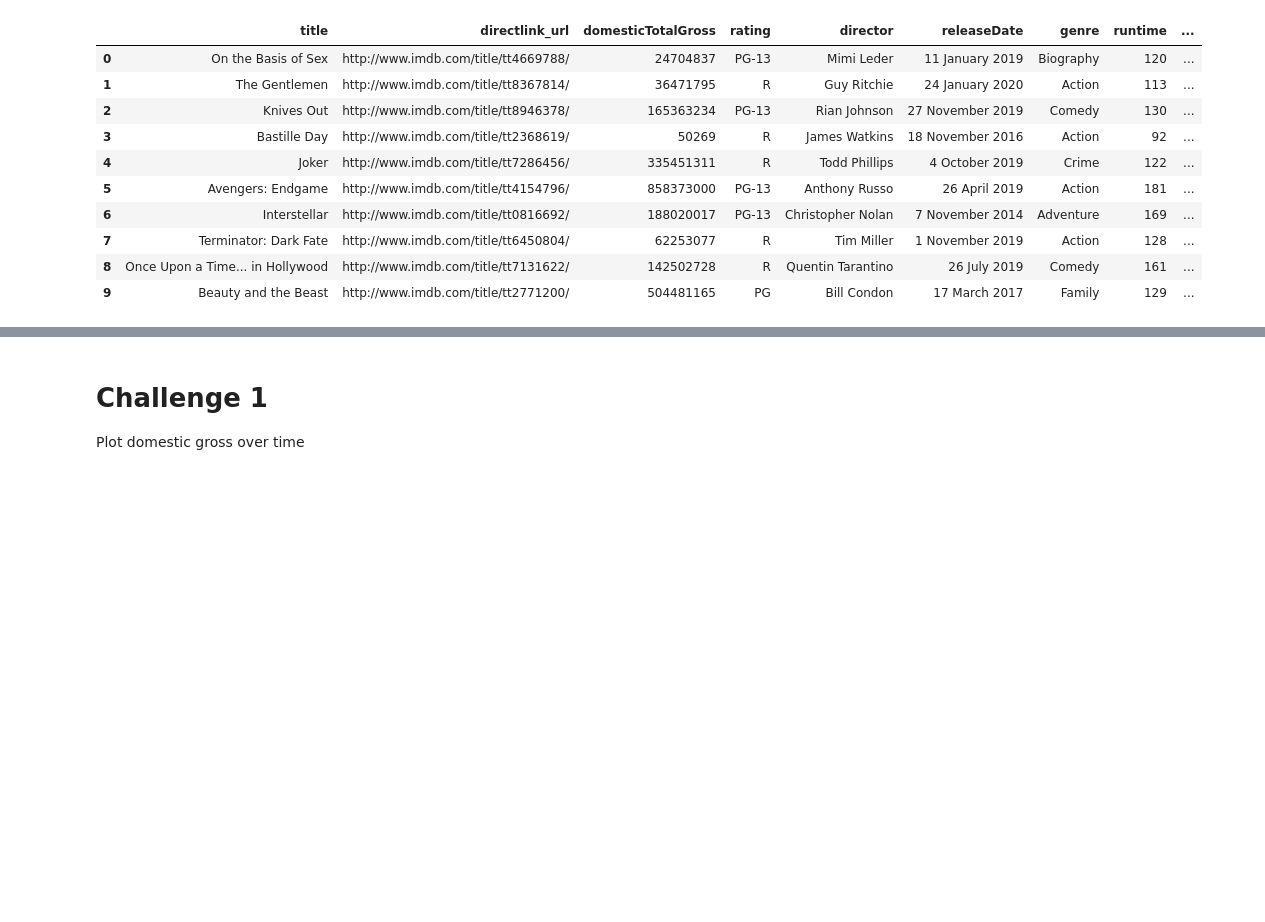
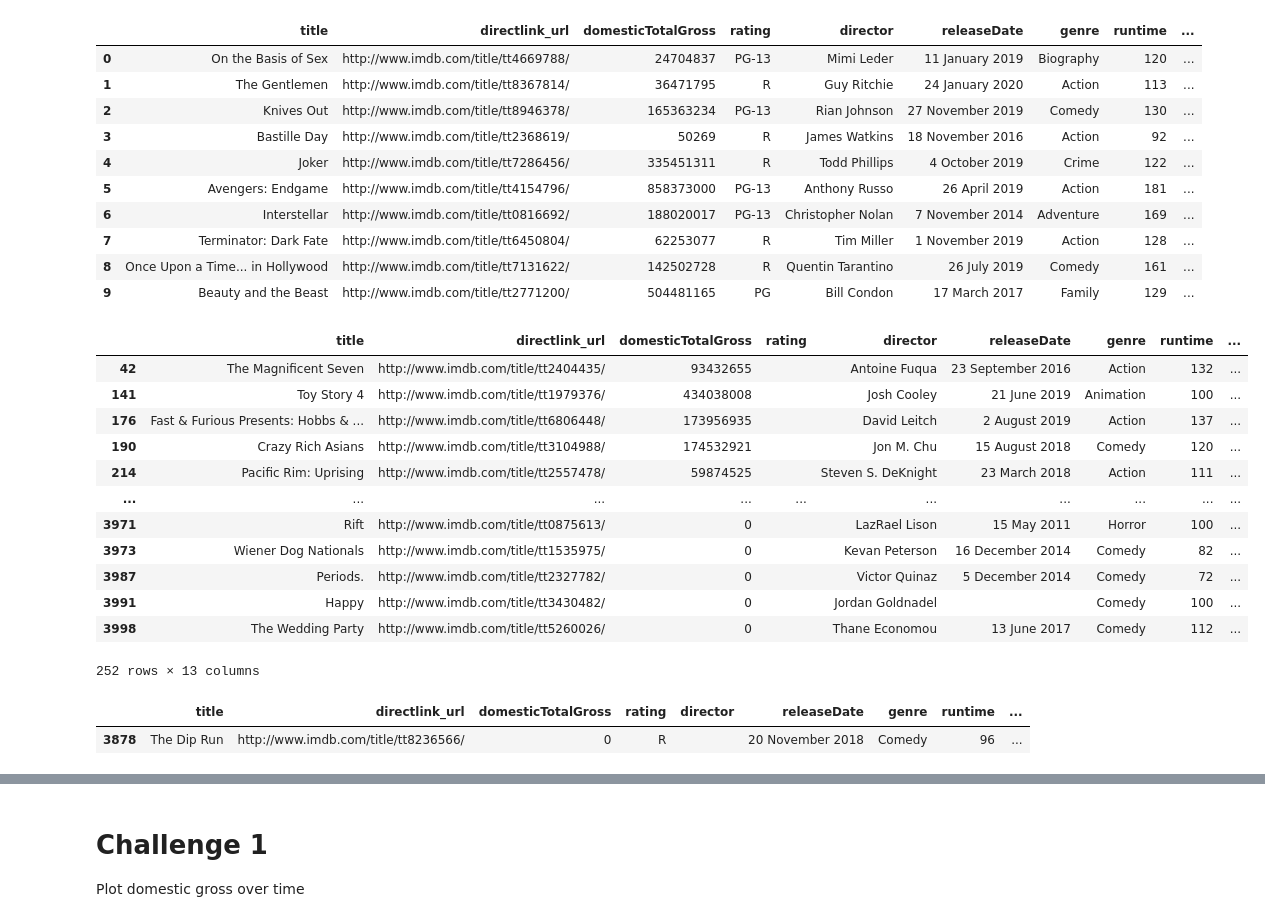
Before and after one commit to michael-a-green/Metis_Project2, a Jupyter notebook: Project2.ipynb, the cells around one changed output, grey strips where cells are left out. Saved outputs shown, nothing was run; the diff lists cells and outputs as text; code cells hidden in the pictures; blank space fills up the shorter version.

```diff
--- a/Project2.ipynb
+++ b/Project2.ipynb
@@ -150,6 +151,8 @@ DEBUG = 1
 log_file_name = "notebook.log"
 LOG_FILE = open(log_file_name,"w")
 
+
+RUN_SCRAPE = 1
 
 #possibly better search
 #search_url = "https://www.imdb.com/search/title/?title_type=feature&release_date=2010-01-01,2019-12-31&certificates=US%3AG,US%3APG,US%3APG-13,US%3AR,US%3ANC-17"
@@ -339,0 +340,16 @@ print(len(list_of_populated_movies))
+# %%
+#Read In pickle file of populated objects
+list_of_populated_movies = []
+EXPANDED_PICKLE_FILE = open("Movie_populated_objects.pkl","rb")
+while 1:
+
+    try:
+        mymovie = pickle.load(EXPANDED_PICKLE_FILE)
+        list_of_populated_movies.append(mymovie)
+        my_print(mymovie, DEBUG, LOG_FILE)
+    except EOFError:
+        my_print("DONE Reading in movie objects",DEBUG,LOG_FILE)
+        break
+
+EXPANDED_PICKLE_FILE.close()
+print("Number of movies read: {}".format(len(list_of_populated_movies)))
@@ -388,3 +406,24 @@ movie_df.head(10)
 | 7 | Terminator: Dark Fate | http://www.imdb.com/title/tt6450804/ | 62253077 | R | Tim Miller | 1 November 2019 | Action | 128 | ... |
 | 8 | Once Upon a Time... in Hollywood | http://www.imdb.com/title/tt7131622/ | 142502728 | R | Quentin Tarantino | 26 July 2019 | Comedy | 161 | ... |
 | 9 | Beauty and the Beast | http://www.imdb.com/title/tt2771200/ | 504481165 | PG | Bill Condon | 17 March 2017 | Family | 129 | ... |
+# %%
+movie_df[movie_df["rating"]==""]
+# %% [output]
+|  | title | directlink_url | domesticTotalGross | rating | director | releaseDate | genre | runtime | ... |
+| 42 | The Magnificent Seven | http://www.imdb.com/title/tt2404435/ | 93432655 |  | Antoine Fuqua | 23 September 2016 | Action | 132 | ... |
+| 141 | Toy Story 4 | http://www.imdb.com/title/tt1979376/ | 434038008 |  | Josh Cooley | 21 June 2019 | Animation | 100 | ... |
+| 176 | Fast & Furious Presents: Hobbs & ... | http://www.imdb.com/title/tt6806448/ | 173956935 |  | David Leitch | 2 August 2019 | Action | 137 | ... |
+| 190 | Crazy Rich Asians | http://www.imdb.com/title/tt3104988/ | 174532921 |  | Jon M. Chu | 15 August 2018 | Comedy | 120 | ... |
+| 214 | Pacific Rim: Uprising | http://www.imdb.com/title/tt2557478/ | 59874525 |  | Steven S. DeKnight | 23 March 2018 | Action | 111 | ... |
+| ... | ... | ... | ... | ... | ... | ... | ... | ... | ... |
+| 3971 | Rift | http://www.imdb.com/title/tt0875613/ | 0 |  | LazRael Lison | 15 May 2011 | Horror | 100 | ... |
+| 3973 | Wiener Dog Nationals | http://www.imdb.com/title/tt1535975/ | 0 |  | Kevan Peterson | 16 December 2014 | Comedy | 82 | ... |
+| 3987 | Periods. | http://www.imdb.com/title/tt2327782/ | 0 |  | Victor Quinaz | 5 December 2014 | Comedy | 72 | ... |
+| 3991 | Happy | http://www.imdb.com/title/tt3430482/ | 0 |  | Jordan Goldnadel |  | Comedy | 100 | ... |
+| 3998 | The Wedding Party | http://www.imdb.com/title/tt5260026/ | 0 |  | Thane Economou | 13 June 2017 | Comedy | 112 | ... |
+252 rows × 13 columns
+# %%
+movie_df[movie_df["director"]==""]
+# %% [output]
+|  | title | directlink_url | domesticTotalGross | rating | director | releaseDate | genre | runtime | ... |
+| 3878 | The Dip Run | http://www.imdb.com/title/tt8236566/ | 0 | R |  | 20 November 2018 | Comedy | 96 | ... |
```
Also changed, not shown: parts of 20 cells of this notebook.
